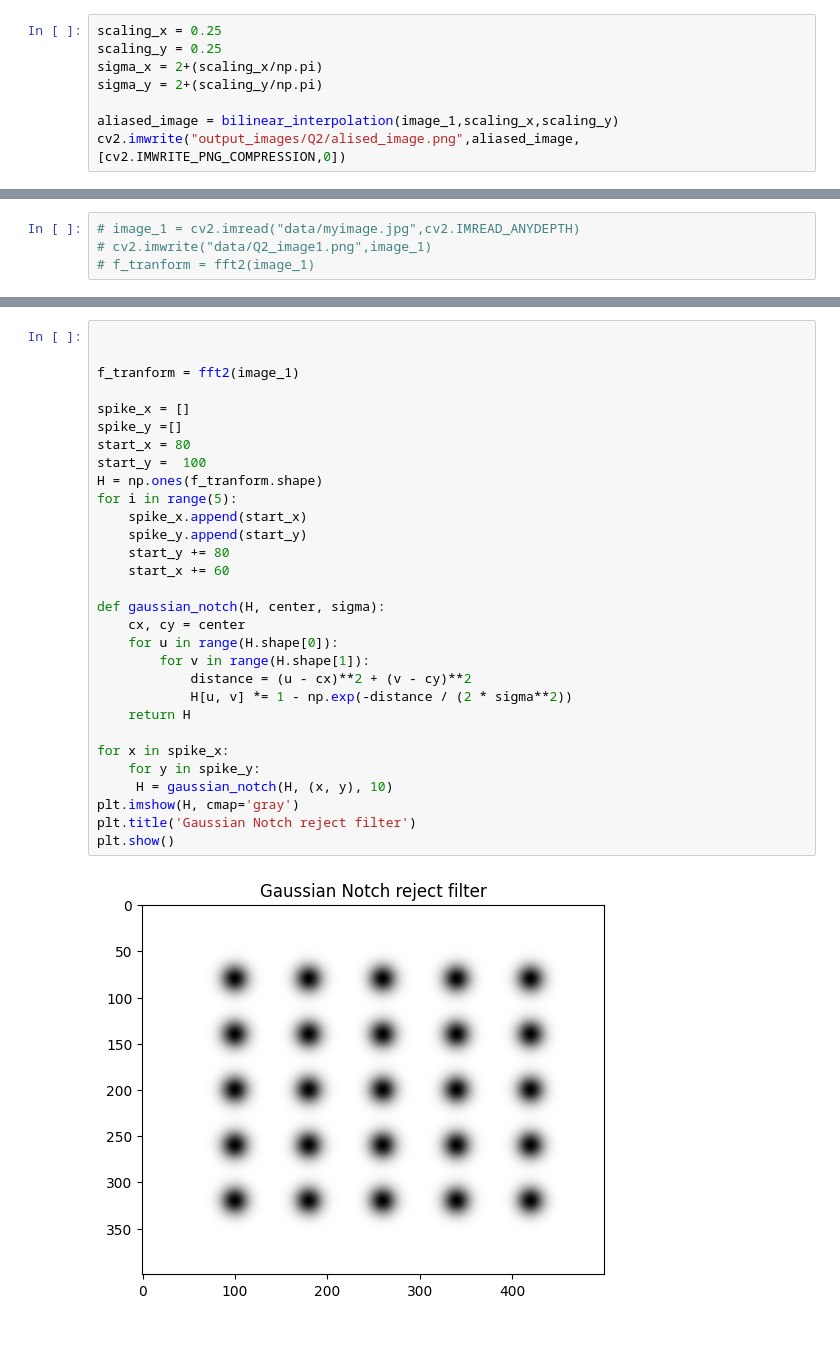
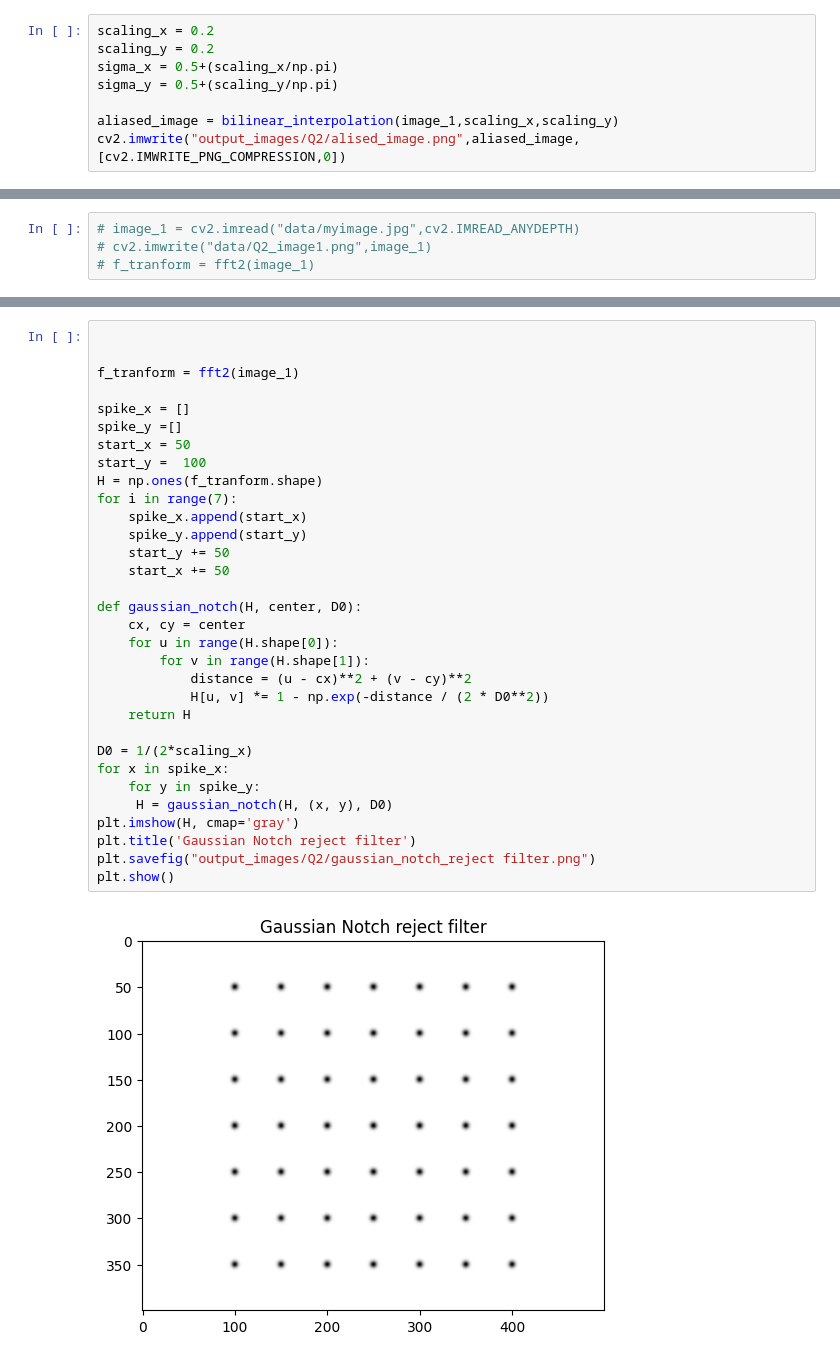
Before and after one commit to Dbasu262001/COL783_Assignments_24-25-SEM-I, a Jupyter notebook: A2/Q2.ipynb, the cells around one changed output, grey strips where cells are left out. Saved outputs shown, nothing was run; the diff lists cells and outputs as text.

```diff
--- a/A2/Q2.ipynb
+++ b/A2/Q2.ipynb
@@ -75,10 +75,10 @@ image_1 = cv2.imread("data/Q2_image1.png",cv2.IMREAD_ANYDEPTH)
 if image_1.ndim == 3 and image_1.shape[-1] == 1:
     image_1 = image_1.squeeze(-1)
 # %%
-scaling_x = 0.25
-scaling_y = 0.25
-sigma_x = 2+(scaling_x/np.pi)
-sigma_y = 2+(scaling_y/np.pi)
+scaling_x = 0.2
+scaling_y = 0.2
+sigma_x = 0.5+(scaling_x/np.pi)
+sigma_y = 0.5+(scaling_y/np.pi)
 
 aliased_image = bilinear_interpolation(image_1,scaling_x,scaling_y)
 cv2.imwrite("output_images/Q2/alised_image.png",aliased_image,[cv2.IMWRITE_PNG_COMPRESSION,0])
@@ -131,35 +133,37 @@ plt.show()
 # %%
 
 
 f_tranform = fft2(image_1)
 
 spike_x = []
 spike_y =[]
-start_x = 80
+start_x = 50
 start_y =  100
 H = np.ones(f_tranform.shape)
-for i in range(5):
+for i in range(7):
     spike_x.append(start_x)
     spike_y.append(start_y)
-    start_y += 80
-    start_x += 60
+    start_y += 50
+    start_x += 50
 
-def gaussian_notch(H, center, sigma):
+def gaussian_notch(H, center, D0):
     cx, cy = center
     for u in range(H.shape[0]):
         for v in range(H.shape[1]):
             distance = (u - cx)**2 + (v - cy)**2
-            H[u, v] *= 1 - np.exp(-distance / (2 * sigma**2))
+            H[u, v] *= 1 - np.exp(-distance / (2 * D0**2))
     return H
 
+D0 = 1/(2*scaling_x)
 for x in spike_x:
     for y in spike_y:
-     H = gaussian_notch(H, (x, y), 10)
+     H = gaussian_notch(H, (x, y), D0)
 plt.imshow(H, cmap='gray')
 plt.title('Gaussian Notch reject filter')
+plt.savefig("output_images/Q2/gaussian_notch_reject filter.png")
 plt.show()
 # %% [output]
-[figure, old version]
+[figure, new version]
 # %%
 G = f_tranform* H
 g_filtered = np.abs(ifft2(ifftshift(G)))
```
Also changed, not shown: parts of 16 cells of this notebook, 23 other files.
